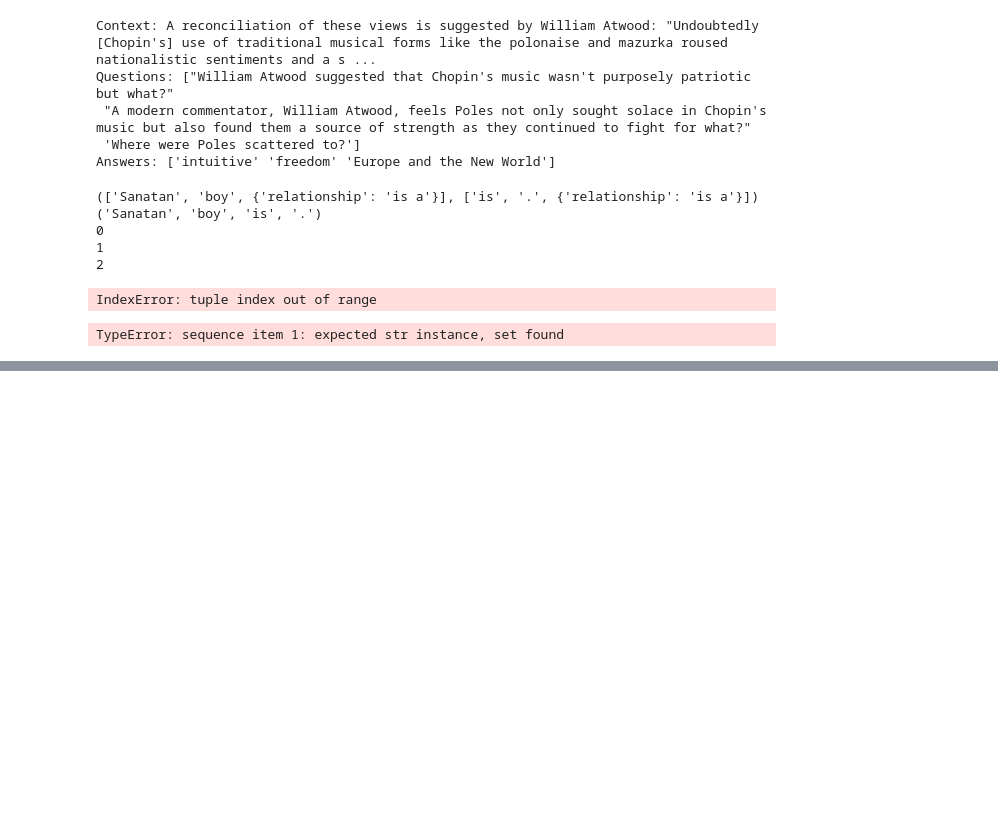
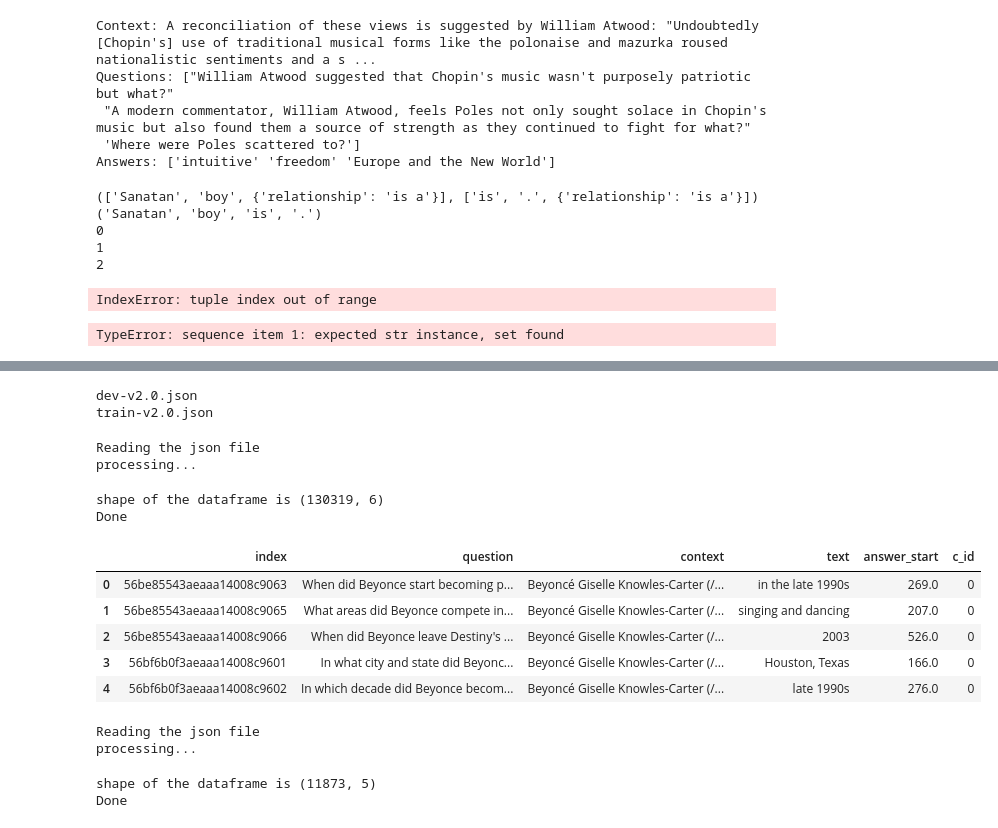
Before and after one commit to sanatankafle12/Major-Project, a Jupyter notebook: src/practice.ipynb, the cells around one changed output, grey strips where cells are left out. Cells and saved outputs as stored; diff of their text form; code cells hidden in the pictures; blank space fills up the shorter version.

```diff
--- a/src/practice.ipynb
+++ b/src/practice.ipynb
@@ -828,0 +935,43 @@ ERROR: No matching distribution found for rouge
+# %%
+
+import numpy as np # linear algebra
+import pandas as pd # data processing, CSV file I/O (e.g. pd.read_csv)
+import json # to read json
+# Input data files are available in the "../input/" directory.
+# For example, running this (by clicking run or pressing Shift+Enter) will list the files in the input directory
+
+from subprocess import check_output
+print(check_output(["ls", "../dataset"]).decode("utf8"))
+# %% [output]
+dev-v2.0.json
+train-v2.0.json
+# %%
+def squad_json_to_dataframe_train(input_file_path, record_path = ['data','paragraphs','qas','answers'],
+                           verbose = 1):
+    """
+    input_file_path: path to the squad json file.
+    record_path: path to deepest level in json file default value is
+    ['data','paragraphs','qas','answers']
+    verbose: 0 to suppress it default is 1
+    """
+    if verbose:
+        print("Reading the json file")
+    file = json.loads(open(input_file_path).read())
+    if verbose:
+        print("processing...")
+    # parsing different level's in the json file
+    js = pd.io.json.json_normalize(file , record_path )
+    m = pd.io.json.json_normalize(file, record_path[:-1] )
+    r = pd.io.json.json_normalize(file,record_path[:-2])
+
+    #combining it into single dataframe
+    idx = np.repeat(r['context'].values, r.qas.str.len())
+    ndx  = np.repeat(m['id'].values,m['answers'].str.len())
+    m['context'] = idx
+    js['q_idx'] = ndx
+    main = pd.concat([ m[['id','question','context']].set_index('id'),js.set_index('q_idx')],1,sort=False).reset_index()
+    main['c_id'] = main['context'].factorize()[0]
+    if verbose:
+        print("shape of the dataframe is {}".format(main.shape))
+        print("Done")
+    return main
@@ -828,0 +1008,28 @@ ERROR: No matching distribution found for rouge
+# %%
+input_file_path = '../dataset/train-v2.0.json'
+record_path = ['data','paragraphs','qas','answers']
+train = squad_json_to_dataframe_train(input_file_path=input_file_path,record_path=record_path)
+# %% [output]
+Reading the json file
+processing...
+shape of the dataframe is (130319, 6)
+Done
+# %%
+train.head()
+# %% [output]
+|  | index | question | context | text | answer_start | c_id |
+| 0 | 56be85543aeaaa14008c9063 | When did Beyonce start becoming p... | Beyoncé Giselle Knowles-Carter (/... | in the late 1990s | 269.0 | 0 |
+| 1 | 56be85543aeaaa14008c9065 | What areas did Beyonce compete in... | Beyoncé Giselle Knowles-Carter (/... | singing and dancing | 207.0 | 0 |
+| 2 | 56be85543aeaaa14008c9066 | When did Beyonce leave Destiny's ... | Beyoncé Giselle Knowles-Carter (/... | 2003 | 526.0 | 0 |
+| 3 | 56bf6b0f3aeaaa14008c9601 | In what city and state did Beyonc... | Beyoncé Giselle Knowles-Carter (/... | Houston, Texas | 166.0 | 0 |
+| 4 | 56bf6b0f3aeaaa14008c9602 | In which decade did Beyonce becom... | Beyoncé Giselle Knowles-Carter (/... | late 1990s | 276.0 | 0 |
+# %%
+input_file_path = '../dataset/dev-v2.0.json'
+record_path = ['data','paragraphs','qas','answers']
+verbose = 0
+dev = squad_json_to_dataframe_dev(input_file_path=input_file_path,record_path=record_path)
+# %% [output]
+Reading the json file
+processing...
+shape of the dataframe is (11873, 5)
+Done
```
Also changed, not shown: parts of 11 cells of this notebook, 5 other files.
